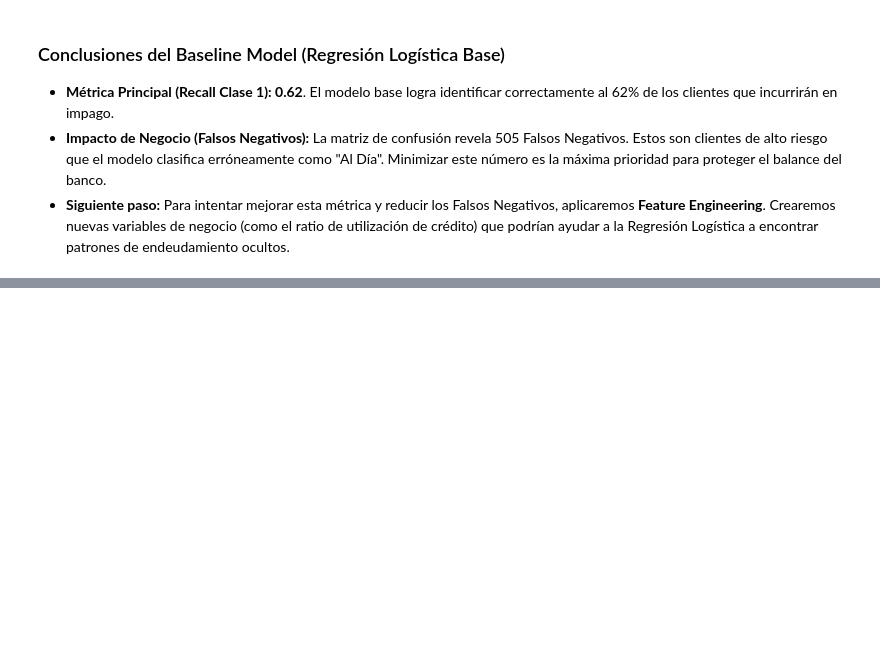
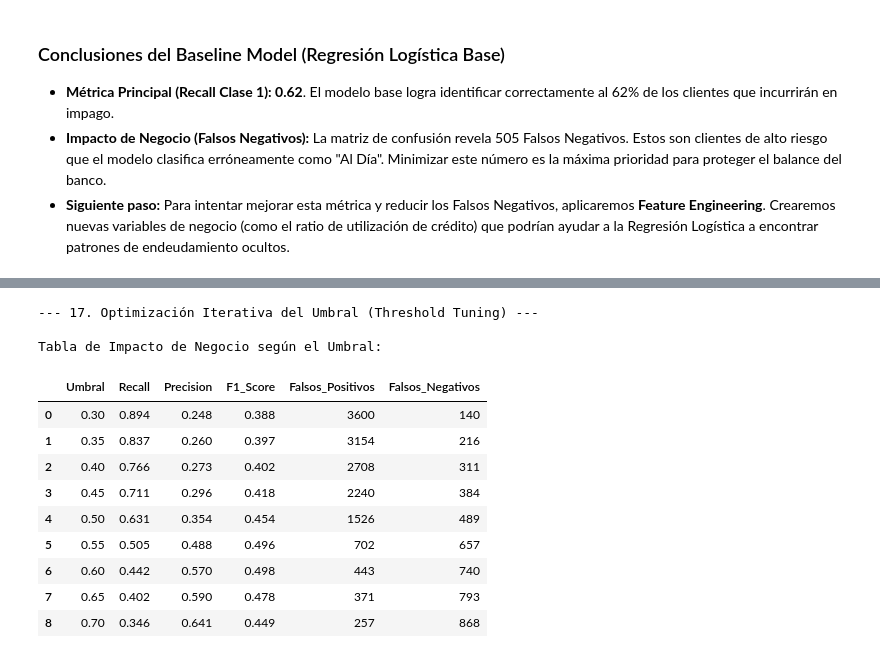
Before and after one commit to Emanuel-TC/preparacion_limpieza_datos, a Jupyter notebook: notebook_principal.ipynb, the cells around one changed output, grey strips where cells are left out. Cells and saved outputs as stored; diff of their text form; code cells hidden in the pictures; blank space fills up the shorter version.

```diff
--- a/notebook_principal.ipynb
+++ b/notebook_principal.ipynb
@@ -647,0 +742,51 @@ weighted avg       0.75      0.67      0.70      6000
+# %%
+print("--- 17. Optimización Iterativa del Umbral (Threshold Tuning) ---")
+
+# 1. Obtenemos las probabilidades de impago del modelo V2
+y_probs_v2 = log_reg_v2.predict_proba(X_test_fe)[:, 1]
+
+# 2. Definimos una lista de umbrales a probar (del 30% al 70% en saltos de 5%)
+umbrales = np.arange(0.30, 0.75, 0.05)
+resultados = []
+
+for umbral in umbrales:
+    # Predicción temporal con este umbral específico
+    y_pred_temp = (y_probs_v2 >= umbral).astype(int)
+
+    # Métricas clave
+    recall = recall_score(y_test, y_pred_temp)
+    precision = precision_score(y_test, y_pred_temp)
+    f1 = f1_score(y_test, y_pred_temp)
+
+    # Matriz de confusión para ver el impacto en clientes
+    cm = confusion_matrix(y_test, y_pred_temp)
+    falsos_positivos = cm[0, 1] # Buenos clientes que rechazamos (Pérdida de negocio)
+    falsos_negativos = cm[1, 0] # Morosos que aceptamos (Pérdida de capital)
+
+    resultados.append({
+        'Umbral': umbral,
+        'Recall': recall,
+        'Precision': precision,
+        'F1_Score': f1,
+        'Falsos_Positivos': falsos_positivos,
+        'Falsos_Negativos': falsos_negativos
+    })
+
+# Convertimos a DataFrame para verlo bonito
+df_umbrales = pd.DataFrame(resultados)
+print("\nTabla de Impacto de Negocio según el Umbral:")
+display(df_umbrales.round(3))
+# %% [output]
+--- 17. Optimización Iterativa del Umbral (Threshold Tuning) ---
+
+Tabla de Impacto de Negocio según el Umbral:
+|  | Umbral | Recall | Precision | F1_Score | Falsos_Positivos | Falsos_Negativos |
+| 0 | 0.30 | 0.894 | 0.248 | 0.388 | 3600 | 140 |
+| 1 | 0.35 | 0.837 | 0.260 | 0.397 | 3154 | 216 |
+| 2 | 0.40 | 0.766 | 0.273 | 0.402 | 2708 | 311 |
+| 3 | 0.45 | 0.711 | 0.296 | 0.418 | 2240 | 384 |
+| 4 | 0.50 | 0.631 | 0.354 | 0.454 | 1526 | 489 |
+| 5 | 0.55 | 0.505 | 0.488 | 0.496 | 702 | 657 |
+| 6 | 0.60 | 0.442 | 0.570 | 0.498 | 443 | 740 |
+| 7 | 0.65 | 0.402 | 0.590 | 0.478 | 371 | 793 |
+| 8 | 0.70 | 0.346 | 0.641 | 0.449 | 257 | 868 |
```
Also changed, not shown: parts of 10 cells of this notebook, 1 other file.
